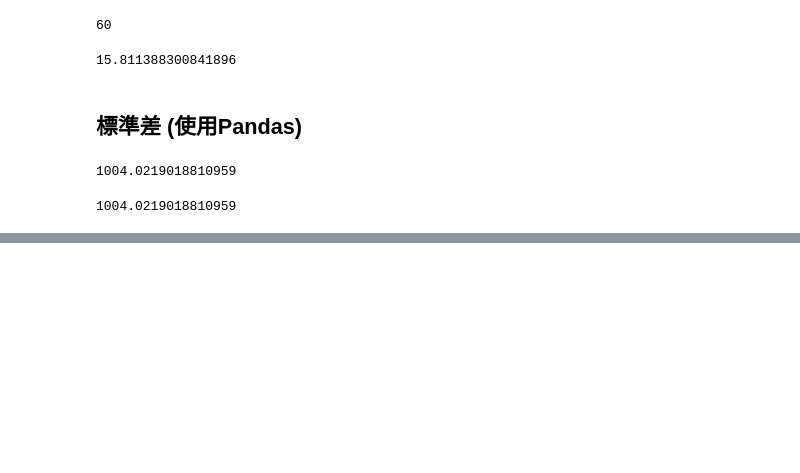
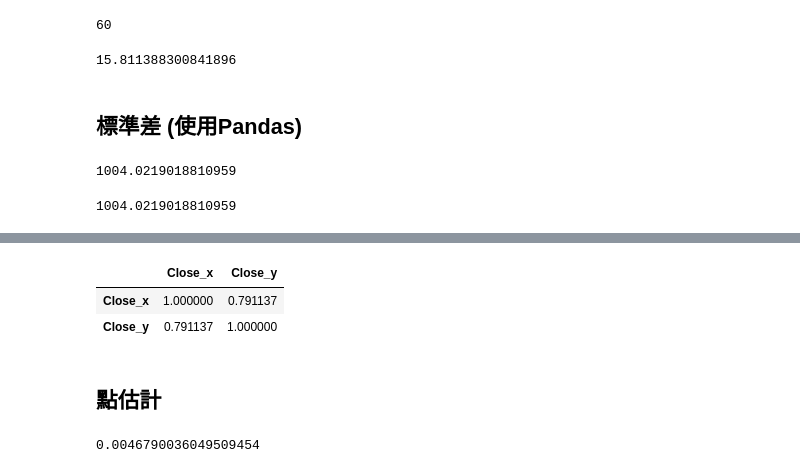
Before and after one commit to ywchiu/pyfintech, a Jupyter notebook: Demo20171019.ipynb, the cells around one changed output, grey strips where cells are left out. Saved outputs shown, nothing was run; the diff lists cells and outputs as text; code cells hidden in the pictures; blank space fills up the shorter version.

```diff
--- a/Demo20171019.ipynb
+++ b/Demo20171019.ipynb
@@ -165,0 +229,8 @@ tw2330['Close'].std() * tw2330['Close'].std()
+# %%
+result[['Close_x','Close_y']].corr()
+# %% [output]
+|  | Close_x | Close_y |
+| Close_x | 1.000000 | 0.791137 |
+| Close_y | 0.791137 | 1.000000 |
+# %% [markdown]
+## 點估計
@@ -165,0 +248,4 @@ tw2330['Close'].std() * tw2330['Close'].std()
+# %%
+sample_mean
+# %% [output]
+0.0046790036049509454
```
Also changed, not shown: parts of 23 cells of this notebook.
